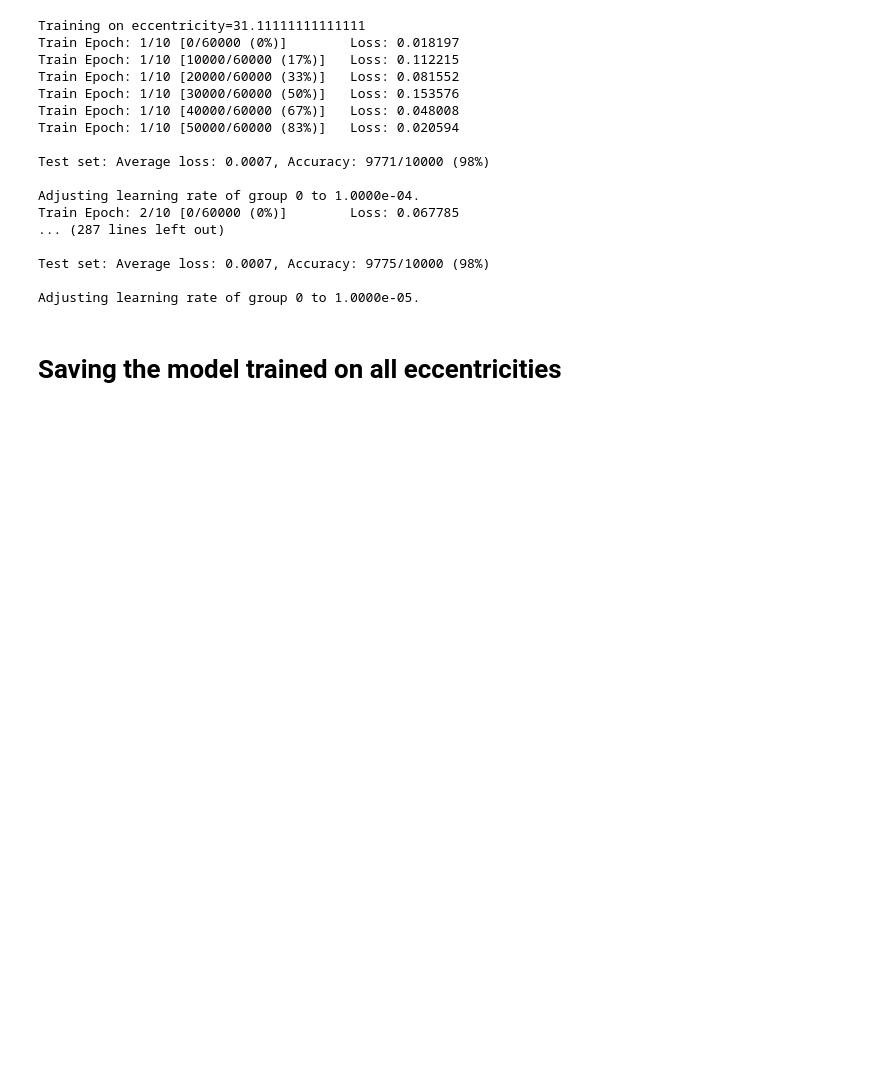
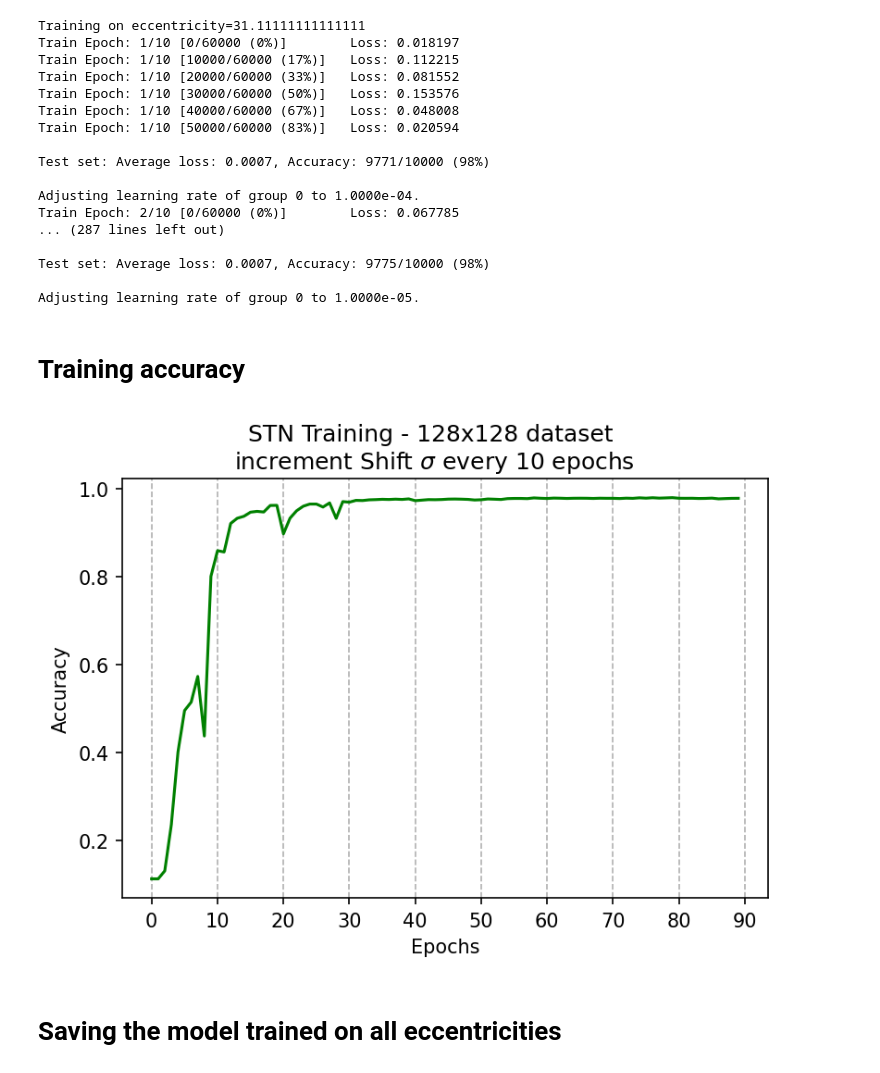
Before and after one commit to dabane-ghassan/int-lab-book, a Jupyter notebook: src/stn_128x128.ipynb, the cells around one changed output. Saved outputs shown, nothing was run; the diff lists cells and outputs as text; code cells hidden in the pictures; blank space fills up the shorter version.

Commit message:
adding training stats for stn 128

```diff
--- a/src/stn_128x128.ipynb
+++ b/src/stn_128x128.ipynb
@@ -323,6 +323,40 @@ Train Epoch: 2/10 [0/60000 (0%)]        Loss: 0.067785
 Test set: Average loss: 0.0007, Accuracy: 9775/10000 (98%)
 
 Adjusting learning rate of group 0 to 1.0000e-05.
+# %% [markdown]
+# Training accuracy
+# %%
+accuracy = [
+    0.1135, 0.1135, 0.1317, 0.2374, 0.4015, 0.4956, 0.5147, 0.5731, 0.4378,
+    0.8005, 0.8586, 0.8557, 0.9205, 0.9323, 0.9367, 0.946, 0.9479, 0.9464,
+    0.9613, 0.9615, 0.8968, 0.9325, 0.9493, 0.9595, 0.9645, 0.9645, 0.9577,
+    0.9671, 0.9321, 0.97, 0.9687, 0.9729, 0.9725, 0.9741, 0.9746, 0.9753,
+    0.9749, 0.9756, 0.975, 0.9762, 0.9722, 0.9734, 0.9746, 0.9744, 0.9748,
+    0.9757, 0.9759, 0.9756, 0.9751, 0.9737, 0.9743, 0.976, 0.9755, 0.9749,
+    0.9768, 0.9772, 0.9772, 0.9768, 0.9784, 0.9776, 0.9771, 0.978, 0.9777,
+    0.9772, 0.9776, 0.9777, 0.9776, 0.9772, 0.9777, 0.9775, 0.9775, 0.977,
+    0.9778, 0.9774, 0.9786, 0.9778, 0.9788, 0.9779, 0.9784, 0.979, 0.9776,
+    0.9775, 0.9776, 0.9771, 0.9773, 0.9779, 0.9763, 0.9769, 0.9774, 0.9775
+]
+# %%
+fig, ax = plt.subplots(1, 1, dpi=150)
+ax.plot(accuracy, 'g')
+
+
+
+ax.set_xticks([e for e in range(0, 100, 10)])
+
+#ax[0].tick_params(axis='x',  which='both',  bottom=False,
+#                  top=False, labelbottom=False)
+
+ax.set_ylabel("Accuracy")
+ax.set_xlabel("Epochs")
+
+ax.grid(axis='x', linestyle='--')
+fig.suptitle("STN Training - 128x128 dataset \nincrement Shift $\sigma$ every 10 epochs")
+#fig.savefig('../figures/acc_training_stn_128x128.png')
+# %% [output]
+[figure, added]
 # %% [markdown]
 # Saving the model trained on all eccentricities
 # %%
```
Also changed, not shown: parts of 3 cells of this notebook, 3 other files.
